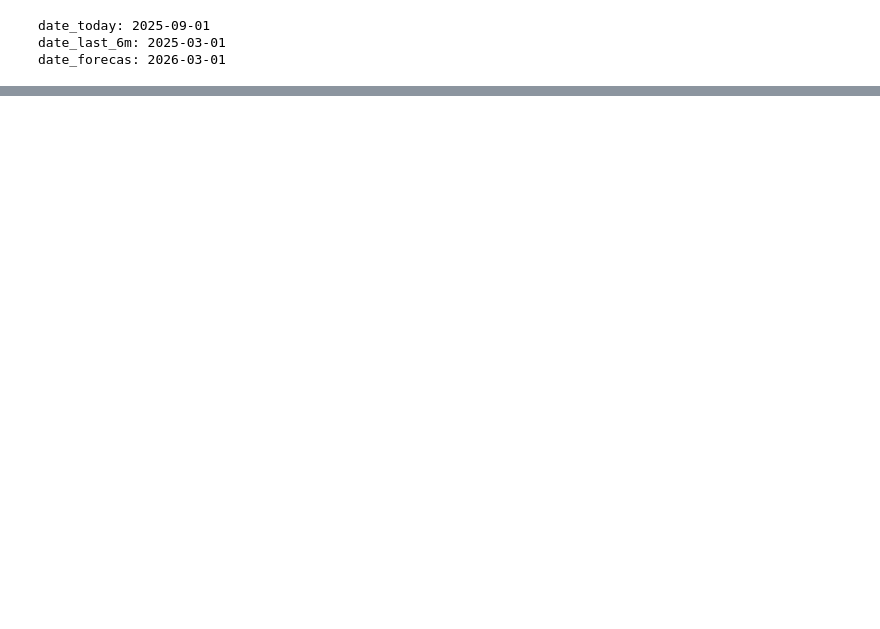
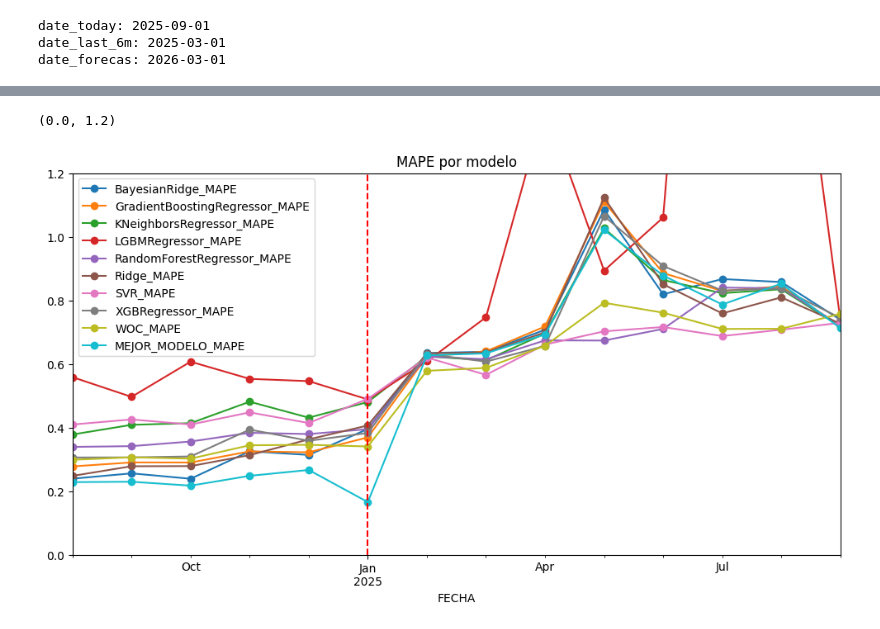
Before and after one commit to adojedar/demanda2, a Jupyter notebook: VALIDACION_POP.ipynb, the cells around one changed output, grey strips where cells are left out. Saved outputs shown, nothing was run; the diff lists cells and outputs as text; code cells hidden in the pictures; blank space fills up the shorter version.

```diff
--- a/VALIDACION_POP.ipynb
+++ b/VALIDACION_POP.ipynb
@@ -243,0 +307,2 @@ outputs_XGBRegressor_FORECAST_NombreSubdireccion_ToneladasFacturadas_20250908_18
+# %%
+base_t = transform_MIDAS(base, pv, join_pv= True)
@@ -265,0 +496,11 @@ base.groupby("FECHA")[['Y_HIST', 'Y_TEST', 'Y_PREDICCION', 'Y_PRONOSTICOS']].sum
+# %%
+MAPE_COLS = out.loc[:, out.columns.str.contains("_MAPE") & ~out.columns.str.contains("AVG_MAPE|Min_")].columns
+
+ax = out.groupby("FECHA")[MAPE_COLS].mean().plot(figsize = (12,6), marker = 'o', title = "MAPE por modelo")
+
+plt.axvline(x="2025-01-01", color='red', linestyle='--')
+
+ax.set_ylim(0, 1.2)
+# %% [output]
+(0.0, 1.2)
+[figure, added]
```
Also changed, not shown: parts of 13 cells of this notebook.
